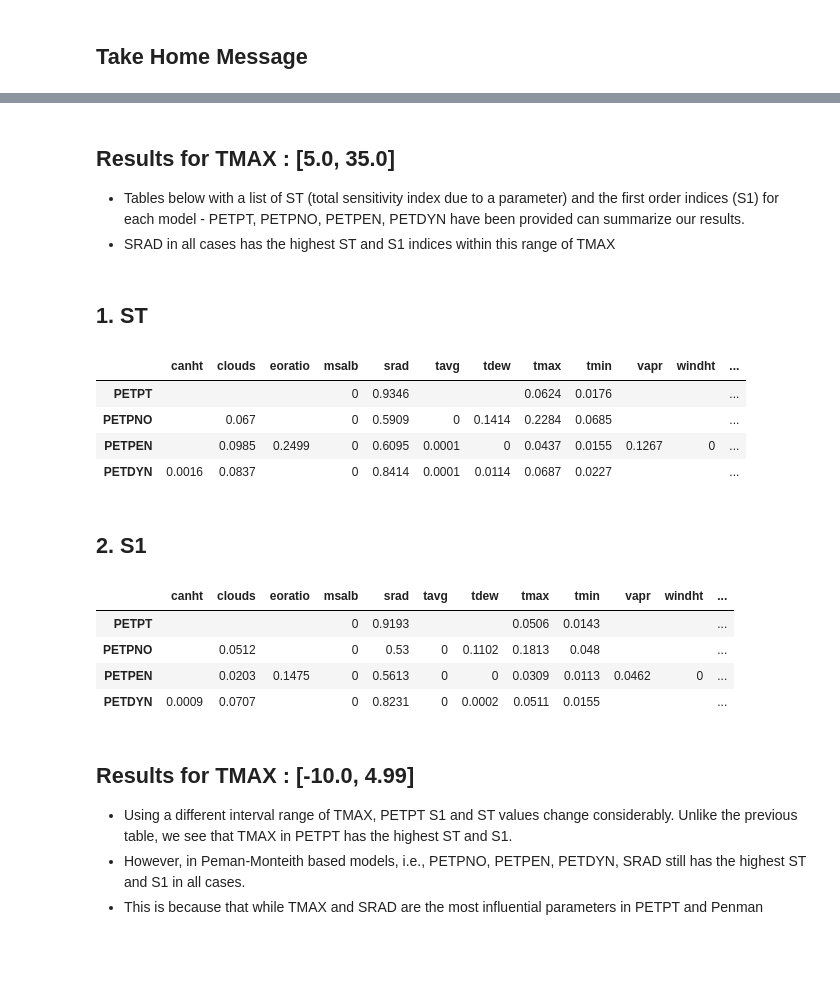
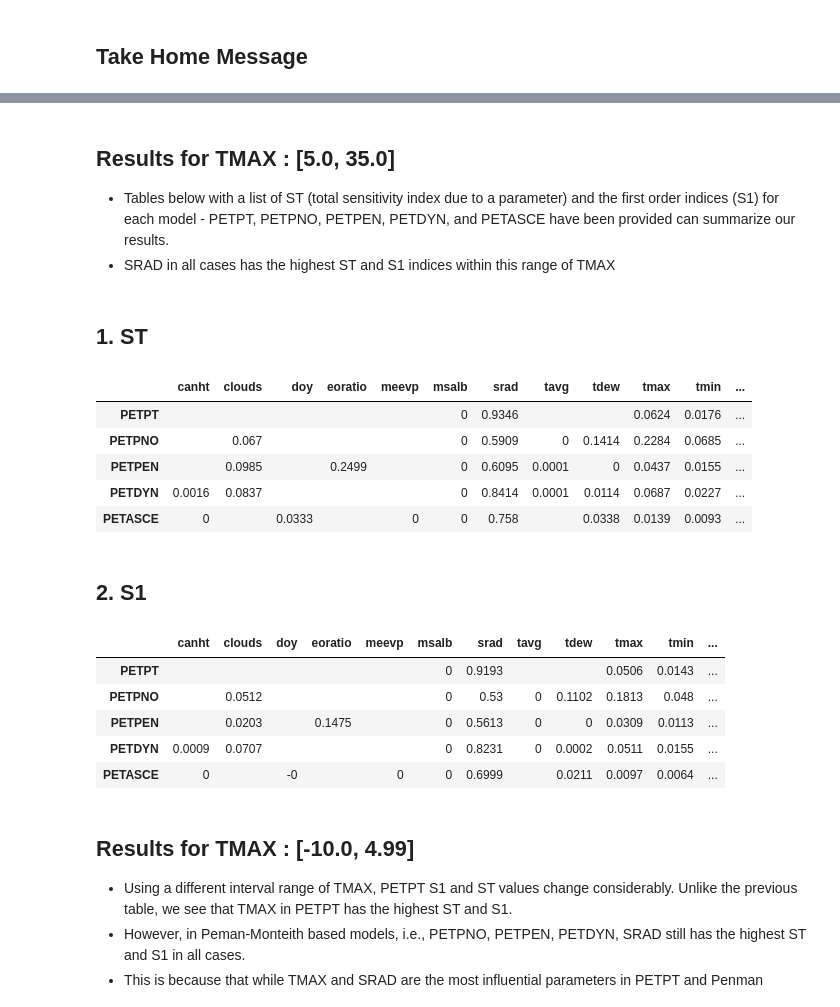
Before and after one commit to ml4ai/automates, a Jupyter notebook: notebooks/multi-model-analysis.ipynb, the cells around one changed output, grey strips where cells are left out. Drawn from its saved outputs; the diff is of its cells as text; code cells hidden in the pictures; blank space fills up the shorter version.

```diff
--- a/notebooks/multi-model-analysis.ipynb
+++ b/notebooks/multi-model-analysis.ipynb
@@ -743,0 +758,29 @@ SM.sensitivity_plots(indices_lst, "S2")
+# %%
+model = 'PETASCE'
+
+bounds = {
+        'tmax':[5.0, 35.0],
+        'tmin':[0.0, 23.9],
+        'srad': [2.45, 27.8],
+        'msalb': [0.18, 0.2],
+        'xhlai': [0.0, 4.77],
+        'tdew': [8.0, 31],
+        'windht': [1.0, 25.0],
+        'windrun': [0, 900],
+        'xlat': [-65.0, 65.0],
+        'xelev': [0, 6000],
+        'canht': [0.0, 5.0],
+        'doy': [1, 365],
+        'meevp': [0, 1],
+}
+
+
+SM = SensitivityModel(model, bounds, sample_list, method)
+
+decimal=4
+df_PETASCE_S1_set1, df_PETASCE_ST_set1 = SM.generate_dataframe(decimal)
+
+indices_lst = SM.generate_indices()
+
+SM.sensitivity_plots(indices_lst, "S1")
+SM.sensitivity_plots(indices_lst, "S2")
@@ -784,35 +1017,37 @@ PETDYN
 # %% [markdown]
 ## Results for TMAX : [5.0, 35.0]
 
-- Tables below with a list of ST (total sensitivity index due to a parameter) and the first order indices (S1) for each model - PETPT, PETPNO, PETPEN, PETDYN have been provided can summarize our results.
+- Tables below with a list of ST (total sensitivity index due to a parameter) and the first order indices (S1) for each model - PETPT, PETPNO, PETPEN, PETDYN, and PETASCE have been provided can summarize our results.
 - SRAD in all cases has the highest ST and S1 indices within this range of TMAX
 # %% [markdown]
 ## 1. ST
 # %%
 from soboltable import table
 
-frames = [df_PETPT_ST_set1, df_PETPNO_ST_set1, df_PETPEN_ST_set1, df_PETDYN_ST_set1]
+frames = [df_PETPT_ST_set1, df_PETPNO_ST_set1, df_PETPEN_ST_set1, df_PETDYN_ST_set1, df_PETASCE_ST_set1]
 
 Table = table(frames)
 Table.style.highlight_max(color='lightgreen', axis=1)
 # %% [output]
-|  | canht | clouds | eoratio | msalb | srad | tavg | tdew | tmax | tmin | vapr | windht | ... |
-| PETPT |  |  |  | 0 | 0.9346 |  |  | 0.0624 | 0.0176 |  |  | ... |
-| PETPNO |  | 0.067 |  | 0 | 0.5909 | 0 | 0.1414 | 0.2284 | 0.0685 |  |  | ... |
-| PETPEN |  | 0.0985 | 0.2499 | 0 | 0.6095 | 0.0001 | 0 | 0.0437 | 0.0155 | 0.1267 | 0 | ... |
-| PETDYN | 0.0016 | 0.0837 |  | 0 | 0.8414 | 0.0001 | 0.0114 | 0.0687 | 0.0227 |  |  | ... |
+|  | canht | clouds | doy | eoratio | meevp | msalb | srad | tavg | tdew | tmax | tmin | ... |
+| PETPT |  |  |  |  |  | 0 | 0.9346 |  |  | 0.0624 | 0.0176 | ... |
+| PETPNO |  | 0.067 |  |  |  | 0 | 0.5909 | 0 | 0.1414 | 0.2284 | 0.0685 | ... |
+| PETPEN |  | 0.0985 |  | 0.2499 |  | 0 | 0.6095 | 0.0001 | 0 | 0.0437 | 0.0155 | ... |
+| PETDYN | 0.0016 | 0.0837 |  |  |  | 0 | 0.8414 | 0.0001 | 0.0114 | 0.0687 | 0.0227 | ... |
+| PETASCE | 0 |  | 0.0333 |  | 0 | 0 | 0.758 |  | 0.0338 | 0.0139 | 0.0093 | ... |
 # %% [markdown]
 ## 2. S1
 # %%
-frames = [df_PETPT_S1_set1, df_PETPNO_S1_set1, df_PETPEN_S1_set1, df_PETDYN_S1_set1]
+frames = [df_PETPT_S1_set1, df_PETPNO_S1_set1, df_PETPEN_S1_set1, df_PETDYN_S1_set1, df_PETASCE_S1_set1]
 Table = table(frames)
 Table.style.highlight_max(color='lightgreen', axis=1)
 # %% [output]
-|  | canht | clouds | eoratio | msalb | srad | tavg | tdew | tmax | tmin | vapr | windht | ... |
-| PETPT |  |  |  | 0 | 0.9193 |  |  | 0.0506 | 0.0143 |  |  | ... |
-| PETPNO |  | 0.0512 |  | 0 | 0.53 | 0 | 0.1102 | 0.1813 | 0.048 |  |  | ... |
-| PETPEN |  | 0.0203 | 0.1475 | 0 | 0.5613 | 0 | 0 | 0.0309 | 0.0113 | 0.0462 | 0 | ... |
-| PETDYN | 0.0009 | 0.0707 |  | 0 | 0.8231 | 0 | 0.0002 | 0.0511 | 0.0155 |  |  | ... |
+|  | canht | clouds | doy | eoratio | meevp | msalb | srad | tavg | tdew | tmax | tmin | ... |
+| PETPT |  |  |  |  |  | 0 | 0.9193 |  |  | 0.0506 | 0.0143 | ... |
+| PETPNO |  | 0.0512 |  |  |  | 0 | 0.53 | 0 | 0.1102 | 0.1813 | 0.048 | ... |
+| PETPEN |  | 0.0203 |  | 0.1475 |  | 0 | 0.5613 | 0 | 0 | 0.0309 | 0.0113 | ... |
+| PETDYN | 0.0009 | 0.0707 |  |  |  | 0 | 0.8231 | 0 | 0.0002 | 0.0511 | 0.0155 | ... |
+| PETASCE | 0 |  | -0 |  | 0 | 0 | 0.6999 |  | 0.0211 | 0.0097 | 0.0064 | ... |
 # %% [markdown]
 ## Results for TMAX : [-10.0,  4.99]
 
```
Also changed, not shown: parts of 35 cells of this notebook.
